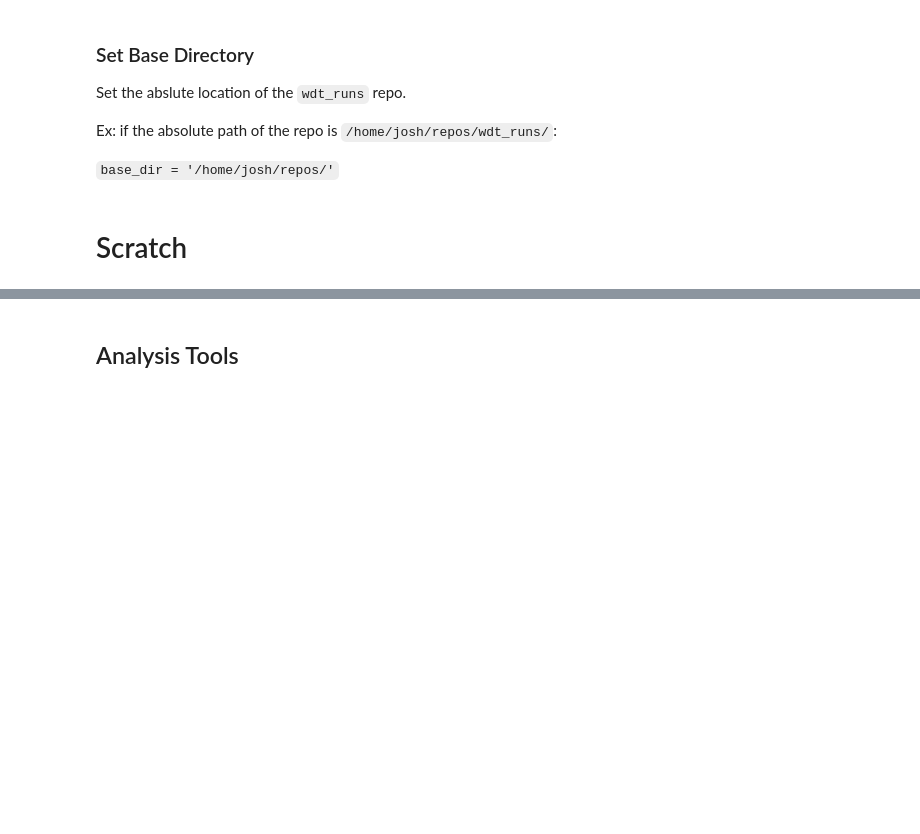
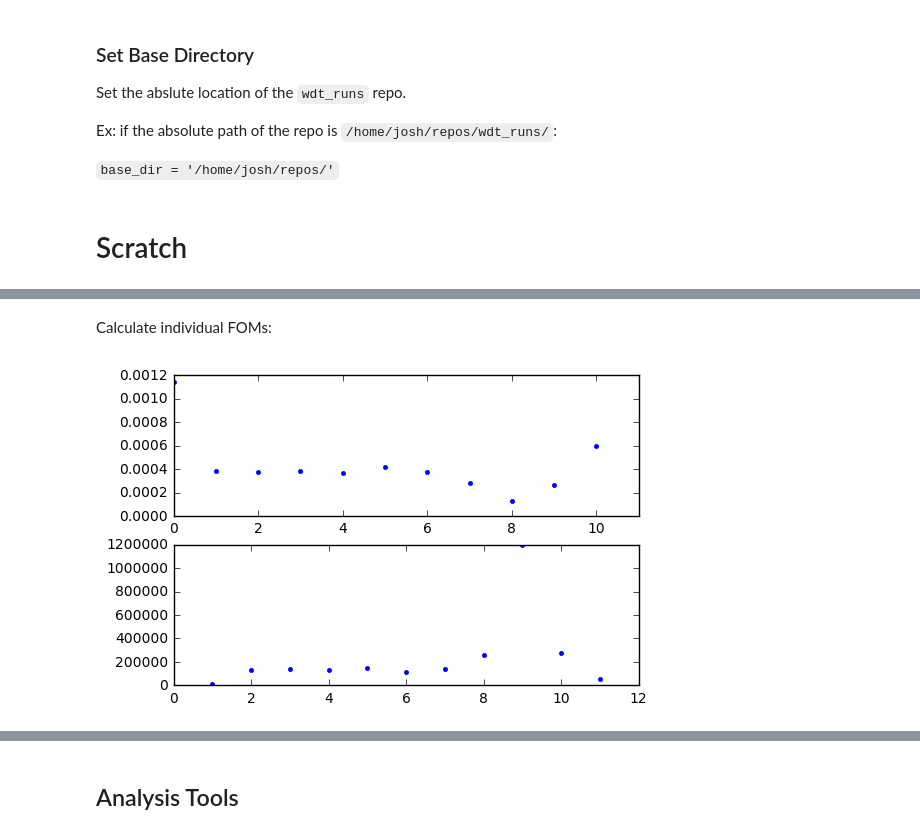
Before and after one commit to JessicaRehak/WDT_Analysis, a Jupyter notebook: scattering_matrices.ipynb, the cells around one changed output, grey strips where cells are left out. Cells and saved outputs as stored; diff of their text form; code cells hidden in the pictures; blank space fills up the shorter version.

```diff
--- a/scattering_matrices.ipynb
+++ b/scattering_matrices.ipynb
@@ -49,0 +51,16 @@ np.bincount([0,1,2,3,0,6,0])
+# %% [markdown]
+Calculate individual FOMs:
+# %%
+i = 0
+inf_flx_err = data.dataSets[i].get_data('INF_FLX', err = True)
+cpu = data.dataSets[i].get_cpu()
+plt.subplot(211)
+plt.plot(inf_flx_err[0],'.')
+plt.xlim(0,11)
+flx_fom = np.power(np.power(inf_flx_err,2)*cpu,-1)
+plt.subplot(212)
+plt.xlim(0,12)
+plt.plot(range(1,12),flx_fom[0], '.')
+plt.show()
+# %% [output]
+[figure, added]
```
Also changed, not shown: parts of 13 cells of this notebook, 4 other files.
